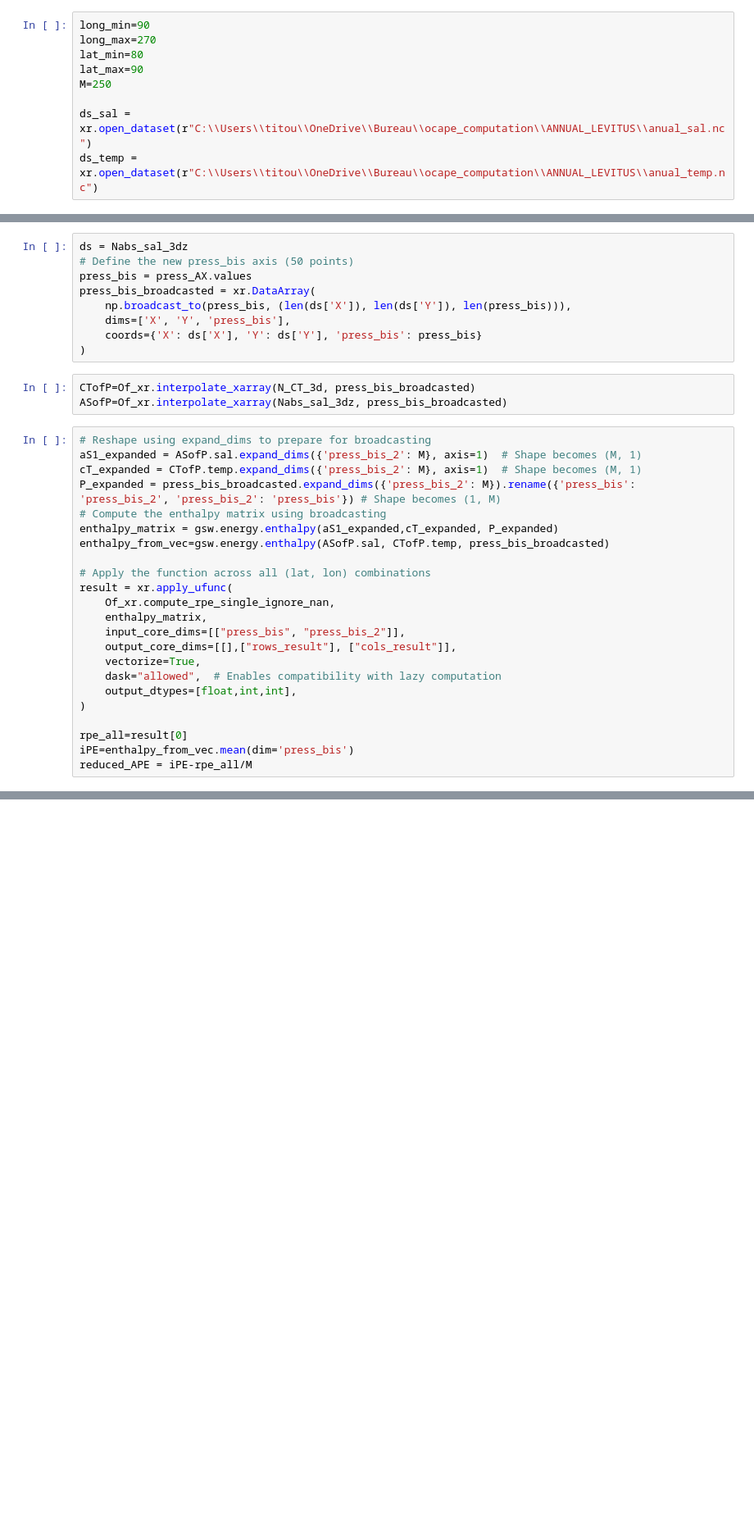
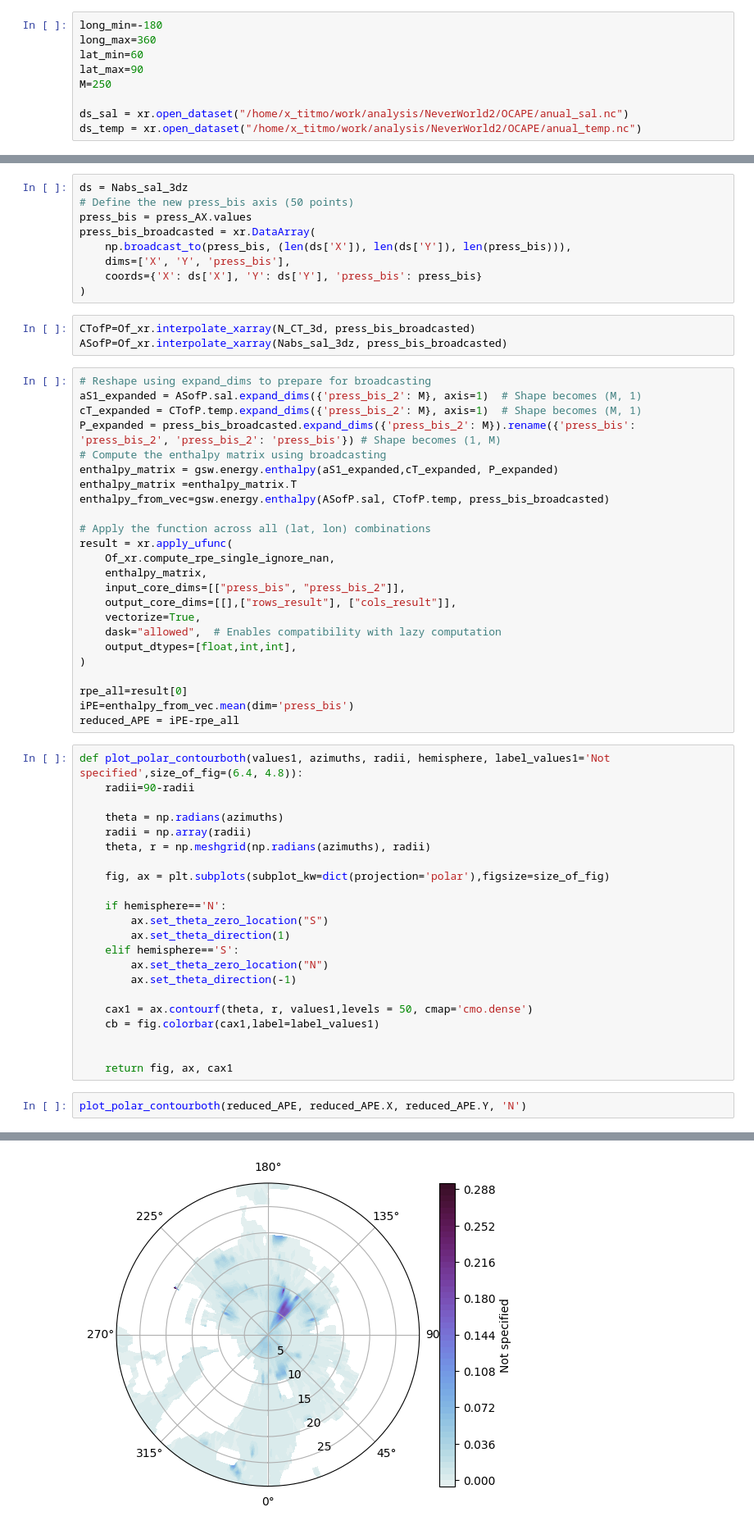
Before and after one commit to Titouan-Moulin/ocape_computation, a Jupyter notebook: essai_xarray.ipynb, the cells around one changed output, grey strips where cells are left out. Shown at 82% size. Saved outputs shown, nothing was run; the diff lists cells and outputs as text; blank space fills up the shorter version.

```diff
--- a/essai_xarray.ipynb
+++ b/essai_xarray.ipynb
@@ -11,12 +12,12 @@ import cartopy.feature as cfeature
 # %%
-long_min=90
-long_max=270
-lat_min=80
+long_min=-180
+long_max=360
+lat_min=60
 lat_max=90
 M=250
 
-ds_sal = xr.open_dataset(r"C:\\Users\\titou\\OneDrive\\Bureau\\ocape_computation\\ANNUAL_LEVITUS\\anual_sal.nc")
-ds_temp = xr.open_dataset(r"C:\\Users\\titou\\OneDrive\\Bureau\\ocape_computation\\ANNUAL_LEVITUS\\anual_temp.nc")
+ds_sal = xr.open_dataset("/home/x_titmo/work/analysis/NeverWorld2/OCAPE/anual_sal.nc")
+ds_temp = xr.open_dataset("/home/x_titmo/work/analysis/NeverWorld2/OCAPE/anual_temp.nc")
 # %%
 press_bis_AX = -ds_temp.Z
 longitude_AX = ds_temp.X
@@ -57,6 +58,7 @@ cT_expanded = CTofP.temp.expand_dims({'press_bis_2': M}, axis=1)  # Shape become
 P_expanded = press_bis_broadcasted.expand_dims({'press_bis_2': M}).rename({'press_bis': 'press_bis_2', 'press_bis_2': 'press_bis'}) # Shape becomes (1, M)
 # Compute the enthalpy matrix using broadcasting
 enthalpy_matrix = gsw.energy.enthalpy(aS1_expanded,cT_expanded, P_expanded)
+enthalpy_matrix =enthalpy_matrix.T
 enthalpy_from_vec=gsw.energy.enthalpy(ASofP.sal, CTofP.temp, press_bis_broadcasted)
 
 # Apply the function across all (lat, lon) combinations
@@ -72,4 +74,29 @@ result = xr.apply_ufunc(
 
 rpe_all=result[0]
 iPE=enthalpy_from_vec.mean(dim='press_bis')
-reduced_APE = iPE-rpe_all/M
+reduced_APE = iPE-rpe_all
+# %%
+def plot_polar_contourboth(values1, azimuths, radii, hemisphere, label_values1='Not specified',size_of_fig=(6.4, 4.8)):
+    radii=90-radii
+
+    theta = np.radians(azimuths)
+    radii = np.array(radii)
+    theta, r = np.meshgrid(np.radians(azimuths), radii)
+
+    fig, ax = plt.subplots(subplot_kw=dict(projection='polar'),figsize=size_of_fig)
+
+    if hemisphere=='N':
+        ax.set_theta_zero_location("S")
+        ax.set_theta_direction(1)
+    elif hemisphere=='S':
+        ax.set_theta_zero_location("N")
+        ax.set_theta_direction(-1)
+
+    cax1 = ax.contourf(theta, r, values1,levels = 50, cmap='cmo.dense')
+    cb = fig.colorbar(cax1,label=label_values1)
+
+
+    return fig, ax, cax1
+# %%
+plot_polar_contourboth(reduced_APE, reduced_APE.X, reduced_APE.Y, 'N')
+# %% [output]
@@ -76 +106,2 @@ reduced_APE = iPE-rpe_all/M
+[figure, added]
 # %%
```
Also changed, not shown: parts of 3 cells of this notebook.
